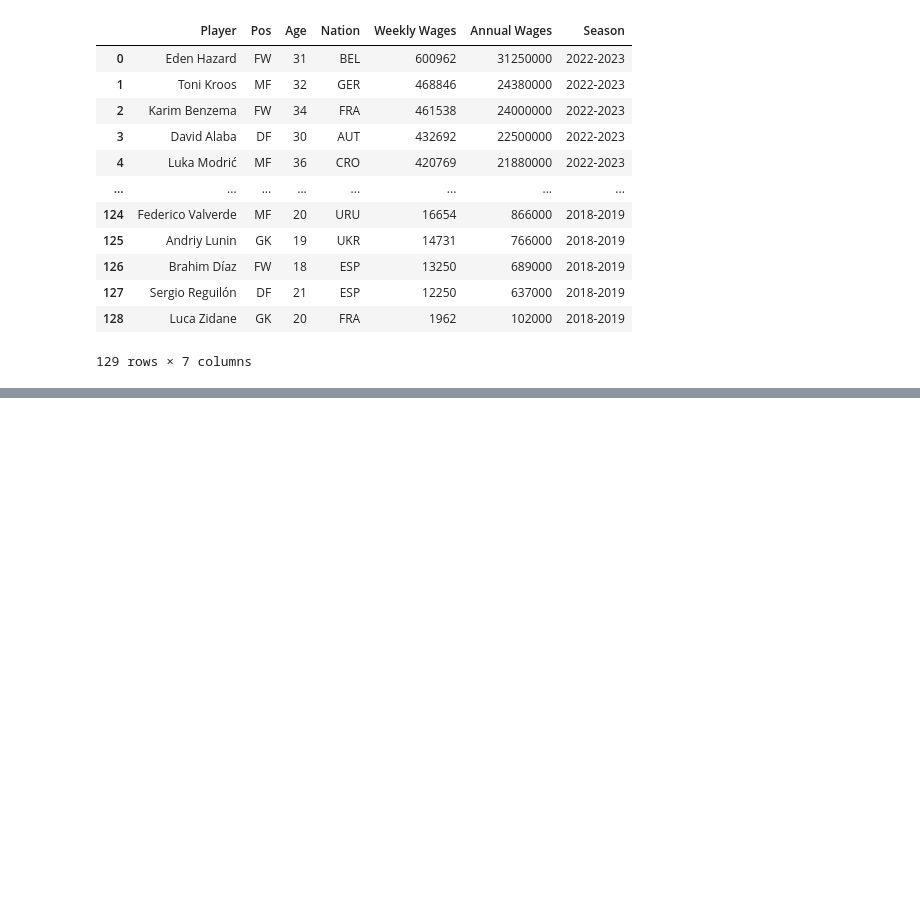
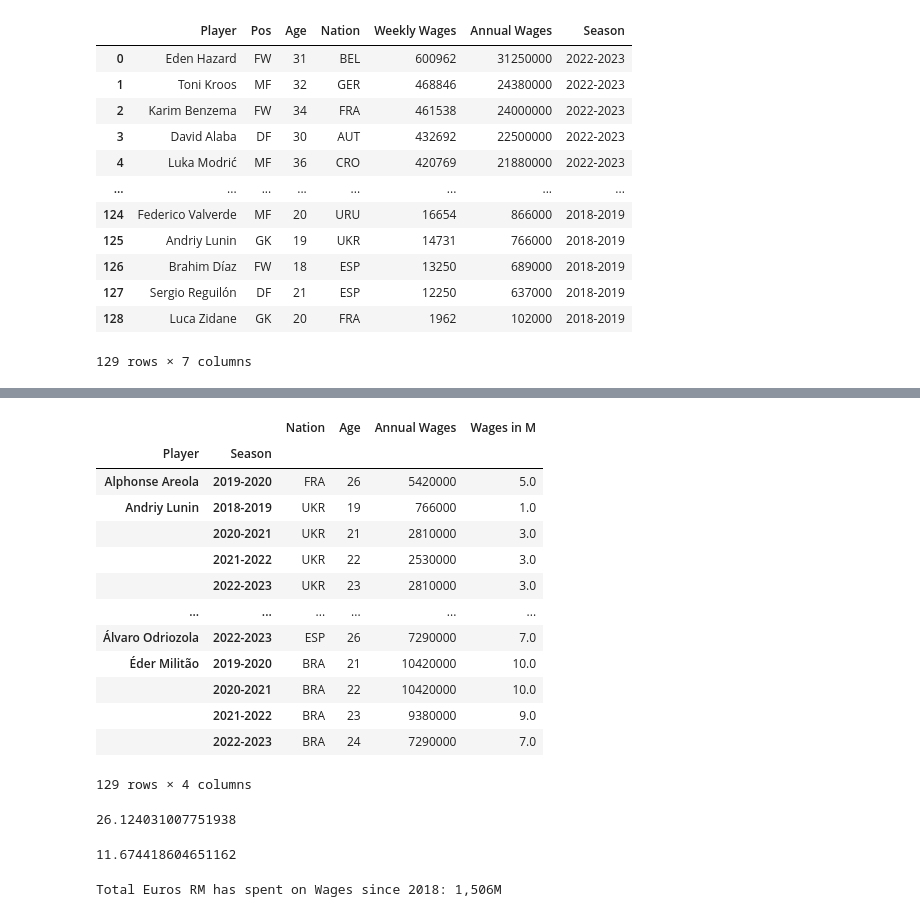
Before and after one commit to hotmetalbabe/sprint4, a Jupyter notebook: notebooks/EDA.ipynb, the cells around one changed output, grey strips where cells are left out. Saved outputs shown, nothing was run; the diff lists cells and outputs as text; code cells hidden in the pictures; blank space fills up the shorter version.

```diff
--- a/notebooks/EDA.ipynb
+++ b/notebooks/EDA.ipynb
@@ -83,3 +134,46 @@ display(grouped_df)
+# %%
+# Creating a grouping to see the data by player in their respective seasons
+
+#grouped_df = raw.groupby(['Player','Season']).sum()
+
+grouped_df = raw.groupby(['Player','Season']).agg({
+    'Nation':'first', 'Age': 'sum',
+    'Annual Wages': 'sum'
+}) #not including weekly wages as those will not be analyzed in this EDA
+
+grouped_df['Wages in M'] = round(grouped_df['Annual Wages']/1000000)
+
+display(grouped_df)
+
+#futher processing with mean(), validating our previous describe()
+
+mean_age = grouped_df['Age'].mean()
+mean_wages = grouped_df['Wages in M'].mean()
+
+display(mean_age, mean_wages)
+
+#finding the total amount of euros RM has paid to their players since the 2018-2019 season
+agg_dict = {'Wages in M': 'sum'}
+total_wages = int(grouped_df.agg(agg_dict))
+print(f'Total Euros RM has spent on Wages since 2018: {total_wages:,}M')
+# %% [output]
+|  |  | Nation | Age | Annual Wages | Wages in M |
+| Player | Season |  |  |  |  |
+| Alphonse Areola | 2019-2020 | FRA | 26 | 5420000 | 5.0 |
+| Andriy Lunin | 2018-2019 | UKR | 19 | 766000 | 1.0 |
+|  | 2020-2021 | UKR | 21 | 2810000 | 3.0 |
+|  | 2021-2022 | UKR | 22 | 2530000 | 3.0 |
+|  | 2022-2023 | UKR | 23 | 2810000 | 3.0 |
+| ... | ... | ... | ... | ... | ... |
+| Álvaro Odriozola | 2022-2023 | ESP | 26 | 7290000 | 7.0 |
+| Éder Militão | 2019-2020 | BRA | 21 | 10420000 | 10.0 |
+|  | 2020-2021 | BRA | 22 | 10420000 | 10.0 |
+|  | 2021-2022 | BRA | 23 | 9380000 | 9.0 |
+|  | 2022-2023 | BRA | 24 | 7290000 | 7.0 |
+129 rows × 4 columns
+26.124031007751938
+11.674418604651162
+Total Euros RM has spent on Wages since 2018: 1,506M
 # %%
 # Creating a histogram for the Age column
 
```
Also changed, not shown: parts of 21 cells of this notebook.
